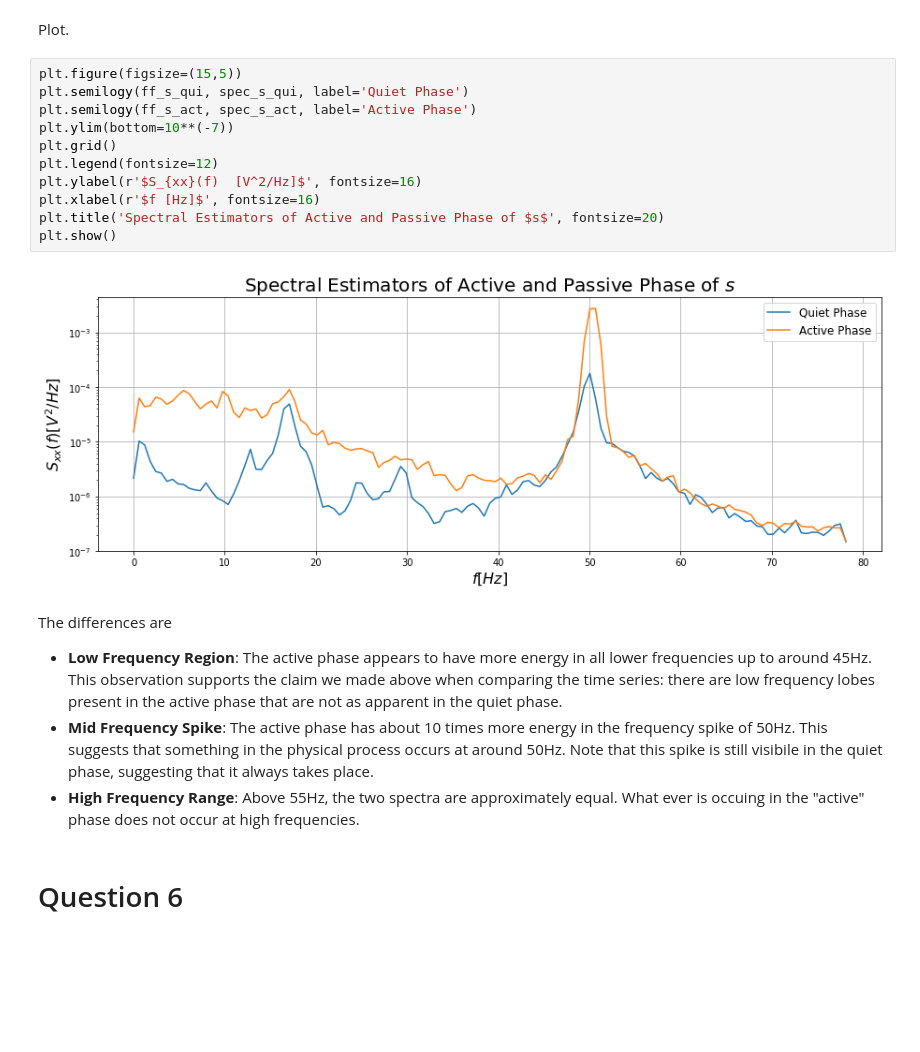
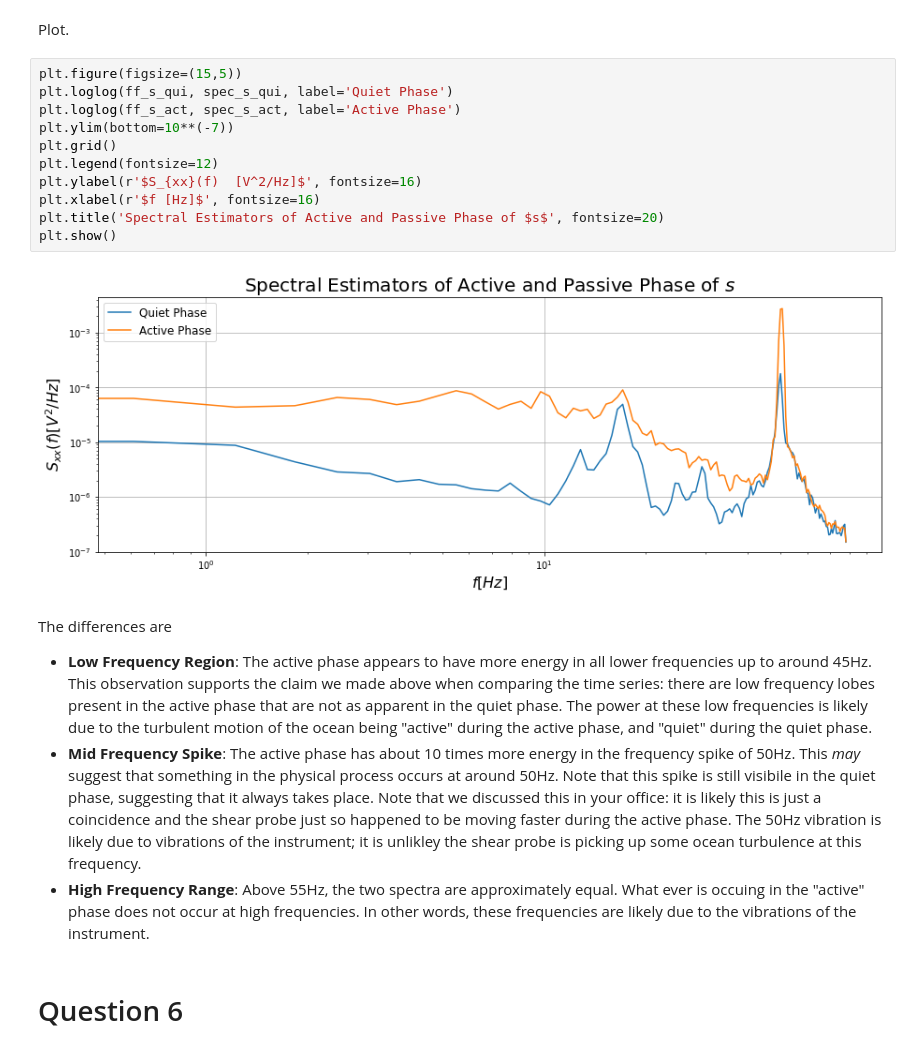
Before and after one commit to lukepolson/School, a Jupyter notebook: Phys 515/Assignment5.ipynb, the cells around one changed output. Cells and saved outputs as stored; diff of their text form; blank space fills up the shorter version.

```diff
--- a/Phys 515/Assignment5.ipynb
+++ b/Phys 515/Assignment5.ipynb
@@ -354,23 +322,23 @@ ff_s_qui, spec_s_qui = welch(s_qui, fs=fs, nperseg=256, noverlap=0, window='hann
 Plot.
 # %%
 plt.figure(figsize=(15,5))
-plt.semilogy(ff_s_qui, spec_s_qui, label='Quiet Phase')
-plt.semilogy(ff_s_act, spec_s_act, label='Active Phase')
+plt.loglog(ff_s_qui, spec_s_qui, label='Quiet Phase')
+plt.loglog(ff_s_act, spec_s_act, label='Active Phase')
 plt.ylim(bottom=10**(-7))
 plt.grid()
 plt.legend(fontsize=12)
 plt.ylabel(r'$S_{xx}(f)  [V^2/Hz]$', fontsize=16)
 plt.xlabel(r'$f [Hz]$', fontsize=16)
 plt.title('Spectral Estimators of Active and Passive Phase of $s$', fontsize=20)
 plt.show()
 # %% [output]
-[figure, old version]
+[figure, new version]
 # %% [markdown]
 The differences are
 
-* **Low Frequency Region**: The active phase appears to have more energy in all lower frequencies up to around 45Hz. This observation supports the claim we made above when comparing the time series: there are low frequency lobes present in the active phase that are not as apparent in the quiet phase.
-* **Mid Frequency Spike**: The active phase has about 10 times more energy in the frequency spike of 50Hz. This suggests that something in the physical process occurs at around 50Hz. Note that this spike is still visibile in the quiet phase, suggesting that it always takes place.
-* **High Frequency Range**: Above 55Hz, the two spectra are approximately equal. What ever is occuing in the "active" phase does not occur at high frequencies.
+* **Low Frequency Region**: The active phase appears to have more energy in all lower frequencies up to around 45Hz. This observation supports the claim we made above when comparing the time series: there are low frequency lobes present in the active phase that are not as apparent in the quiet phase. The power at these low frequencies is likely due to the turbulent motion of the ocean being "active" during the active phase, and "quiet" during the quiet phase.
+* **Mid Frequency Spike**: The active phase has about 10 times more energy in the frequency spike of 50Hz. This *may* suggest that something in the physical process occurs at around 50Hz. Note that this spike is still visibile in the quiet phase, suggesting that it always takes place. Note that we discussed this in your office: it is likely this is just a coincidence and the shear probe just so happened to be moving faster during the active phase. The 50Hz vibration is likely due to vibrations of the instrument; it is unlikley the shear probe is picking up some ocean turbulence at this frequency.
+* **High Frequency Range**: Above 55Hz, the two spectra are approximately equal. What ever is occuing in the "active" phase does not occur at high frequencies. In other words, these frequencies are likely due to the vibrations of the instrument.
 # %% [markdown]
 # Question 6
 # %%
```
Also changed, not shown: parts of 18 cells of this notebook.
